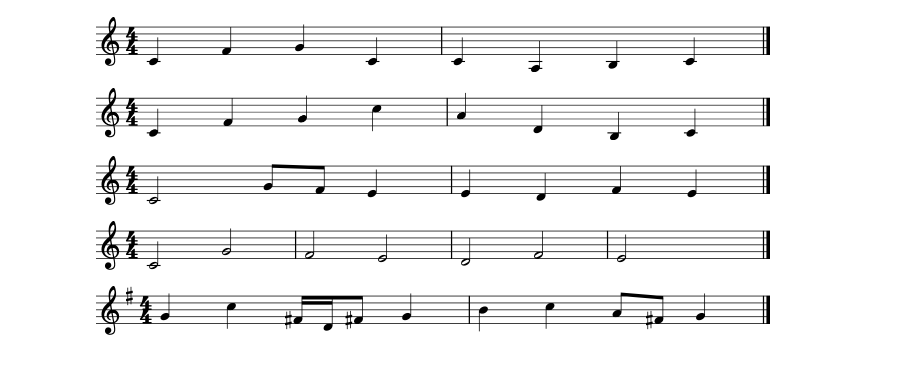
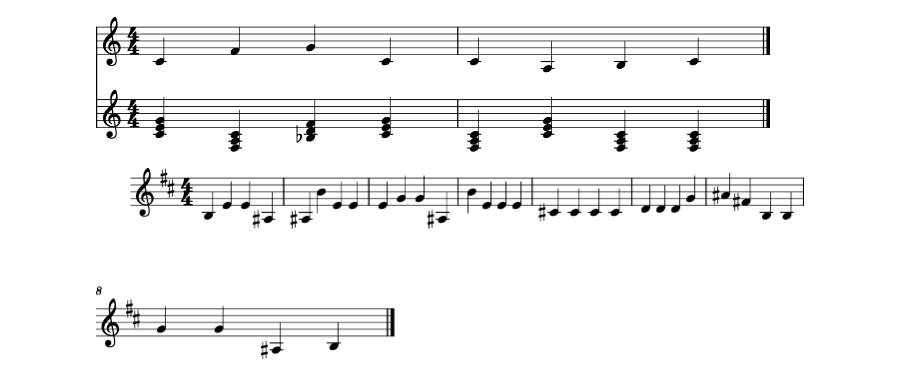
Before and after one commit to matthewcaren/383-Harmonizer, a Jupyter notebook: harmonizer_main.ipynb, the cells around one changed output. Saved outputs shown, nothing was run; the diff lists cells and outputs as text; code cells hidden in the pictures.

Commit message:
add inserting chord functionality (pretty basic)

```diff
--- a/harmonizer_main.ipynb
+++ b/harmonizer_main.ipynb
@@ -1,22 +1,2 @@
 # %%
 from music21 import *
-# %%
-%run chord_logic.ipynb
-
-def harmonize(melody):
-    '''
-    Given a melody as a music21 Score object, returns a new Score object involving
-    a possible harmonization of the melody.
-    '''
-    # > let's at first assume we're assigning a chord every beat for simplicity's sake
-
-    melody_key = melody.analyze('key')
-
-    part1 = analyze_romans(melody, melody_key)
-
-    # chord[last melody note] = tonic
-
-    # working backwards from last chord, iterate through each beat and call find_roman_numeral()
-    part2 = fill_in_chords(part1)
-
-    return part2
@@ -26,38 +58,47 @@ import random
 #NOTE: 1, 2, 3_5, 5_5, 6, 7, and 8 have only quarter/half/whole notes
 
 # simple melody - I-IV-V-I works in both measures, though vi is also valid in beat 2 of measure 2
-sample_melody_1 = converter.parse("tinyNotation: 4/4 c f g c c A B c")
-sample_melody_1.show()
+sample_melody_1 = stream.Score()
+sample_melody_1.append(converter.parse("tinyNotation: 4/4 c f g c c A B c"))
+#sample_melody_1.show()
+harmonize(sample_melody_1).show()
 
 # slightly more complicated - measure 2 can be viewed as (IV/vi)-ii-(V/viio)-I. still only quarter notes
-sample_melody_2 = converter.parse("tinyNotation: 4/4 c f g c' a d B c")
-sample_melody_2.show()
+sample_melody_2 = stream.Score()
+sample_melody_2.append(converter.parse("tinyNotation: 4/4 c f g c' a d B c"))
+#sample_melody_2.show()
 
 # slightly different rhythm, involving some 8th notes, and contains some room for interpreting things as V7 chords
-sample_melody_3 = converter.parse("tinyNotation: 4/4 c2 g8 f8 e4 e d f e")
-sample_melody_3.show()
+sample_melody_3 = stream.Score()
+sample_melody_3.append(converter.parse("tinyNotation: 4/4 c2 g8 f8 e4 e d f e"))
+#sample_melody_3.show()
 
 # modified to have no 8th notes, and contains some room for interpreting things as V7 chords
-sample_melody_3_5 = converter.parse("tinyNotation: 4/4 c2 g f e d f e")
-sample_melody_3_5.show()
+sample_melody_3_5 = stream.Score()
+sample_melody_3_5.append(converter.parse("tinyNotation: 4/4 c2 g f e d f e"))
+#sample_melody_3_5.show()
 
 # new key of G major, and slightly more complex rhythm involving 16th notes
-sample_melody_4 = converter.parse("tinyNotation: 4/4 g4 c'4 f#16 d16 f#8 g4 b c' a8 f#8 g4")
+sample_melody_4 = stream.Score()
+sample_melody_4.append(converter.parse("tinyNotation: 4/4 g4 c'4 f#16 d16 f#8 g4 b c' a8 f#8 g4"))
 sample_melody_4.append(key.KeySignature(1))
-sample_melody_4.show()
+#sample_melody_4.show()
 
 # slightly longer melody, with varying T(-PD)-D-T segment lengths
-sample_melody_5 = converter.parse("tinyNotation: 4/4 c a b c' a g c'8 a8 c'4 a f d g8 f8 e4 d G c")
-sample_melody_5.show()
+sample_melody_5 = stream.Score()
+sample_melody_5.append(converter.parse("tinyNotation: 4/4 c a b c' a g c'8 a8 c'4 a f d g8 f8 e4 d G c"))
+#sample_melody_5.show()
 
 # modified version, with no 8th notes and in A Major
-sample_melody_5_5 = converter.parse("tinyNotation: 4/4 A f# g# a f# e f# a f# d B e c# B E A")
-sample_melody_5_5.append(key.KeySignature(3))
-sample_melody_5_5.show()
+sample_melody_5_5 = stream.Score()
+sample_melody_5_5.append(converter.parse("tinyNotation: 4/4 A f# g# a f# e f# a f# d B e c# B E A"))
+sample_melody_5_5[0].keySignature = key.KeySignature(3)
+#sample_melody_5_5.show()
 
 # this will be interesting
-sample_melody_6 = converter.parse("tinyNotation: 4/4 c d c e c f c g c a c b c B c2 c4 d e f g a b c' b a g f e d c2")
-sample_melody_6.show()
+sample_melody_6 = stream.Score()
+sample_melody_6.append(converter.parse("tinyNotation: 4/4 c d c e c f c g c a c b c B c2 c4 d e f g a b c' b a g f e d c2"))
+#sample_melody_6.show()
 
 # randomly generated
 current_func = 0
@@ -87,8 +128,9 @@ for i in range(30):
                 is_leading_tone = 1
             if melody_7_str[-1] == "b":
                 is_leading_tone = 2
-sample_melody_7 = converter.parse("tinyNotation:"+melody_7_str+" B c")
-sample_melody_7.show()
+sample_melody_7 = stream.Score()
+sample_melody_7.append(converter.parse("tinyNotation:"+melody_7_str+" B c"))
+#sample_melody_7.show()
 #sample_melody_7.show('midi')
 
 # randomly generated 2, in b minor, and with different weights
@@ -119,8 +161,9 @@ for i in range(30):
                 is_leading_tone = 1
             if melody_8_str[-2:-1] == "a#":
                 is_leading_tone = 2
-sample_melody_8 = converter.parse("tinyNotation:"+melody_8_str+" A# B")
-sample_melody_8.insert(0, key.KeySignature(2))
+sample_melody_8 = stream.Score()
+sample_melody_8.append(converter.parse("tinyNotation:"+melody_8_str+" A# B"))
+sample_melody_8[0].keySignature = key.KeySignature(2)
 sample_melody_8.show()
 #sample_melody_8.show('midi')
 # %% [output]
@@ -127,5 +187,2 @@ sample_melody_8.show()
-[figure, old version]
+[figure, new version]
-[figure, old version]
+[figure, new version]
-[figure, removed]
-[figure, removed]
-[figure, removed]
```
Also changed, not shown: parts of 2 cells of this notebook.
